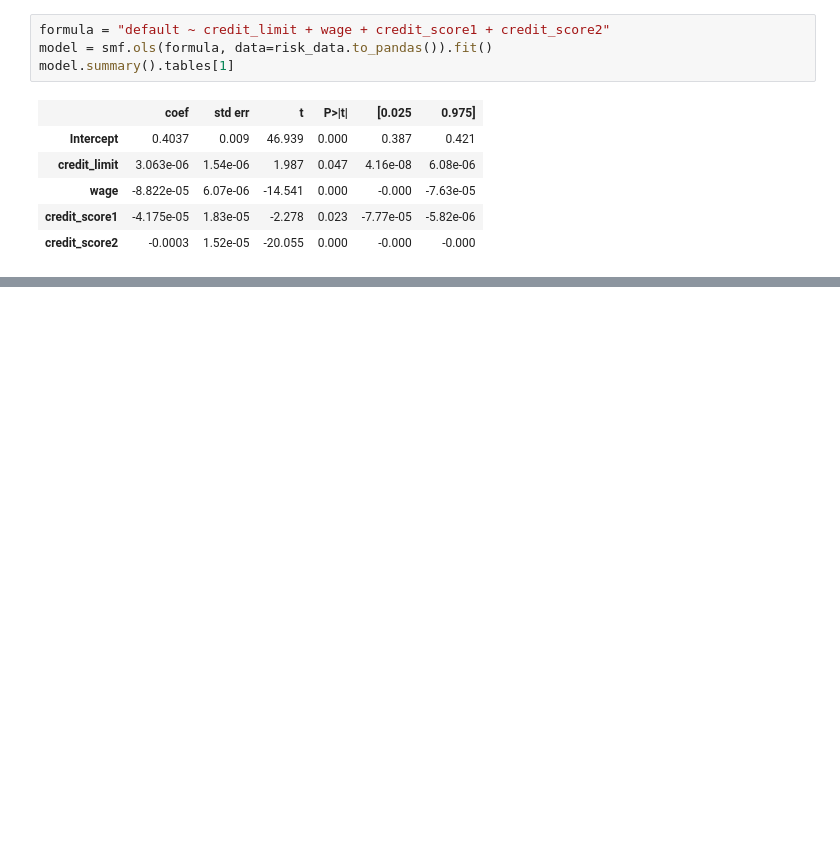
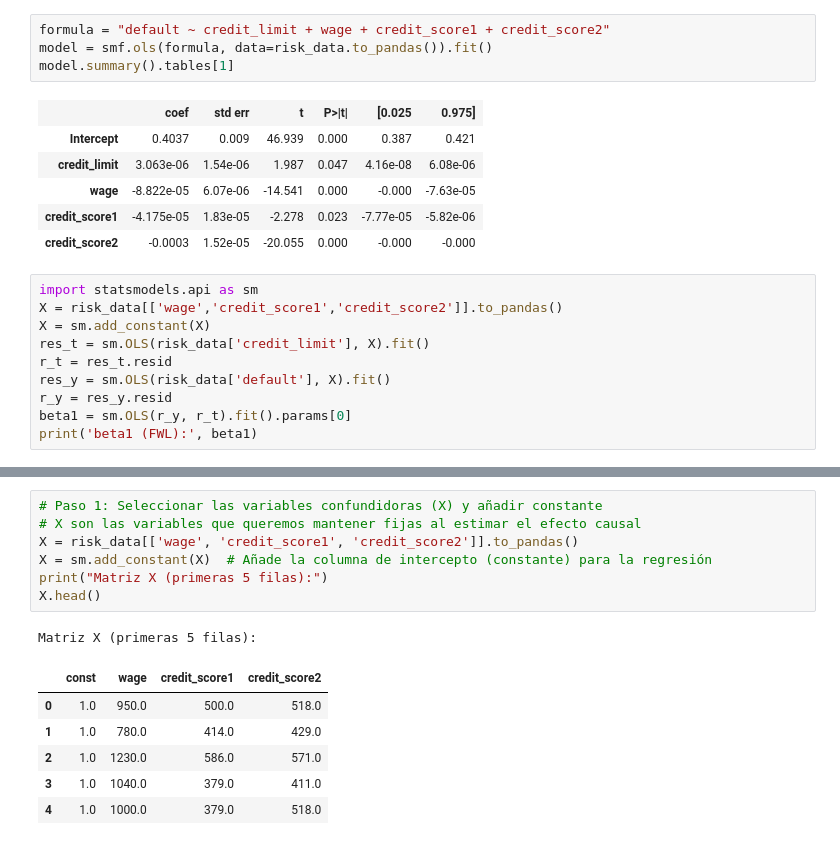
Before and after one commit to Sechi42/Causal_Inference-with-python, a Jupyter notebook: ch04/ch04.ipynb, the cells around one changed output, grey strips where cells are left out. Saved outputs shown, nothing was run; the diff lists cells and outputs as text; blank space fills up the shorter version.

Commit message:
continue to using LR to find causal inference

```diff
--- a/ch04/ch04.ipynb
+++ b/ch04/ch04.ipynb
@@ -230,3 +230,13 @@ model.summary().tables[1]
 | wage | -8.822e-05 | 6.07e-06 | -14.541 | 0.000 | -0.000 | -7.63e-05 |
 | credit_score1 | -4.175e-05 | 1.83e-05 | -2.278 | 0.023 | -7.77e-05 | -5.82e-06 |
 | credit_score2 | -0.0003 | 1.52e-05 | -20.055 | 0.000 | -0.000 | -0.000 |
+# %%
+import statsmodels.api as sm
+X = risk_data[['wage','credit_score1','credit_score2']].to_pandas()
+X = sm.add_constant(X)
+res_t = sm.OLS(risk_data['credit_limit'], X).fit()
+r_t = res_t.resid
+res_y = sm.OLS(risk_data['default'], X).fit()
+r_y = res_y.resid
+beta1 = sm.OLS(r_y, r_t).fit().params[0]
+print('beta1 (FWL):', beta1)
@@ -232,0 +263,15 @@ model.summary().tables[1]
+# %%
+# Paso 1: Seleccionar las variables confundidoras (X) y añadir constante
+# X son las variables que queremos mantener fijas al estimar el efecto causal
+X = risk_data[['wage', 'credit_score1', 'credit_score2']].to_pandas()
+X = sm.add_constant(X)  # Añade la columna de intercepto (constante) para la regresión
+print("Matriz X (primeras 5 filas):")
+X.head()
+# %% [output]
+Matriz X (primeras 5 filas):
+|  | const | wage | credit_score1 | credit_score2 |
+| 0 | 1.0 | 950.0 | 500.0 | 518.0 |
+| 1 | 1.0 | 780.0 | 414.0 | 429.0 |
+| 2 | 1.0 | 1230.0 | 586.0 | 571.0 |
+| 3 | 1.0 | 1040.0 | 379.0 | 411.0 |
+| 4 | 1.0 | 1000.0 | 379.0 | 518.0 |
```
Also changed, not shown: parts of 8 cells of this notebook.
